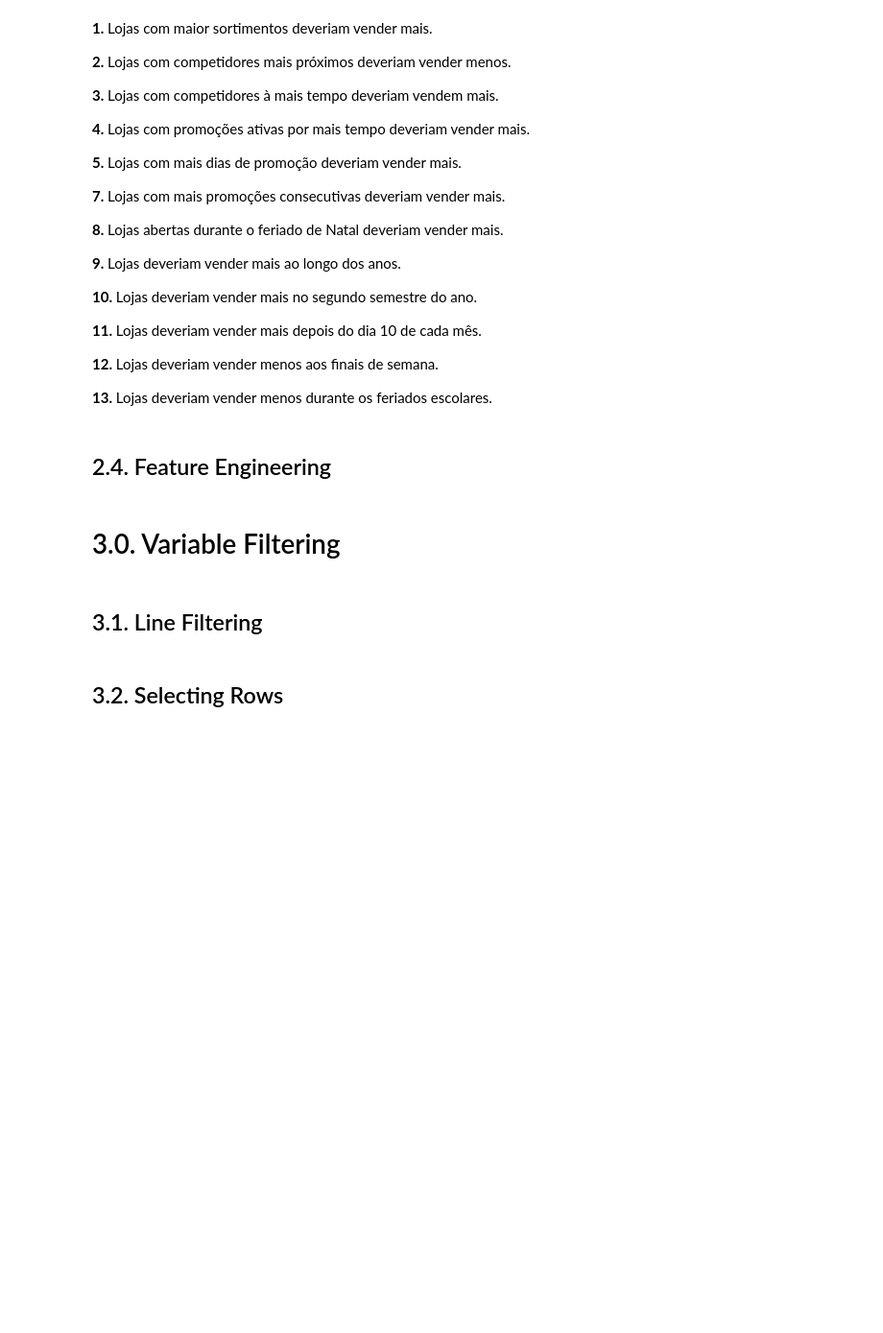
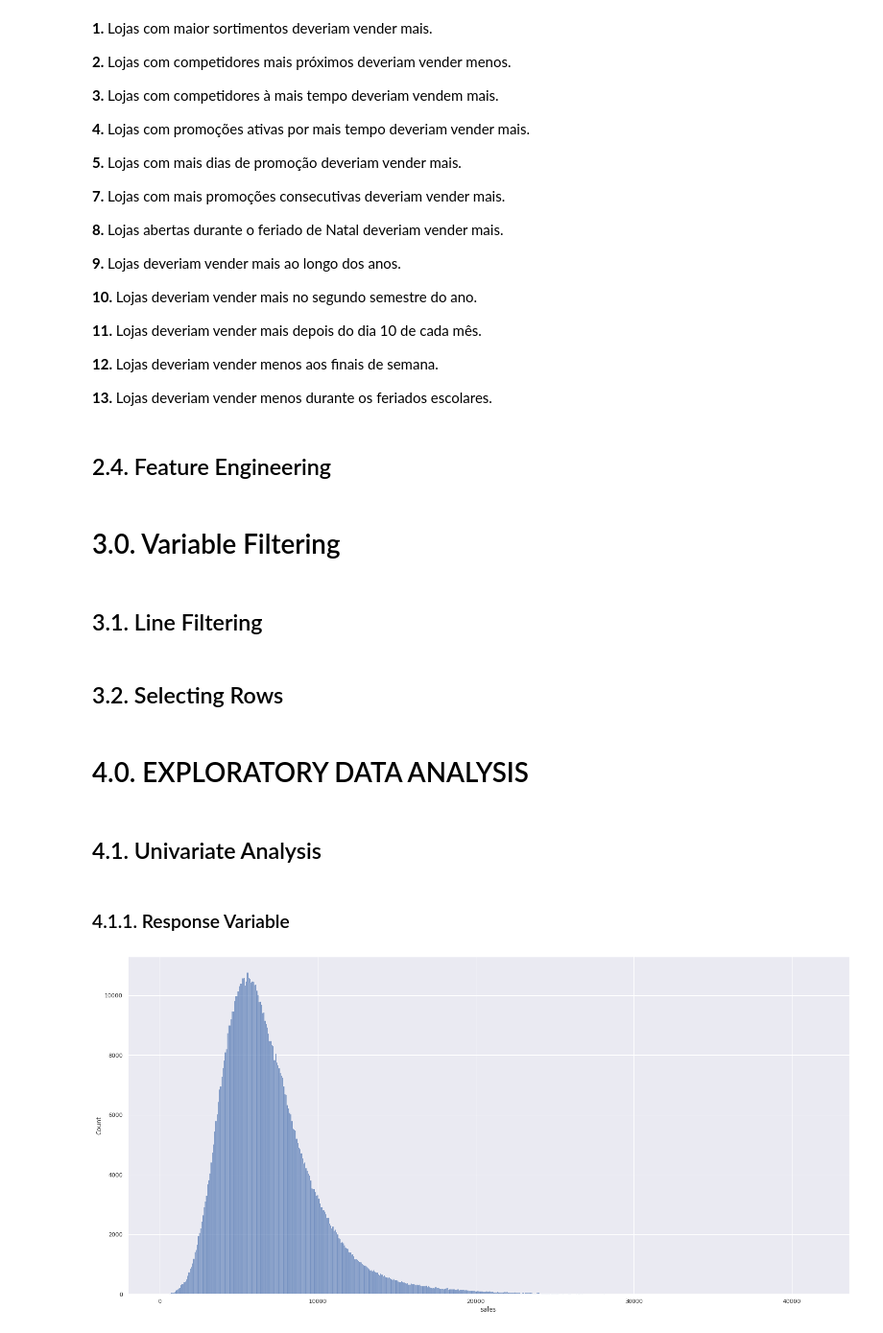
Before and after one commit to TadeuMadureira/DataScience_Em_Producao, a Jupyter notebook: DataScience_Em_Producao.ipynb, the cells around one changed output. Shown: that part at 96% size. Cells and saved outputs as stored; diff of their text form; code cells hidden in the pictures; blank space fills up the shorter version.

```diff
--- a/DataScience_Em_Producao.ipynb
+++ b/DataScience_Em_Producao.ipynb
@@ -356,7 +357,7 @@ df2['promo_time_week'] = ( ( df2['date'] - df2['promo_since'] )/7 ).apply( lambd
 df2['assortment'] = df2['assortment'].apply( lambda x: 'basic' if x=='a' else 'extra' if x=='b' else 'extended')
 
 # state holiday
-df2['state_holiday'] = df2['state_holiday'].apply( lambda x: 'public_holiday' if x=='a' else 'easter_holiday' if x=='b' else 'christimas' if x=='c' else 'regular_day' )
+df2['state_holiday'] = df2['state_holiday'].apply( lambda x: 'public_holiday' if x=='a' else 'easter_holiday' if x=='b' else 'christmas' if x=='c' else 'regular_day' )
 # %% [markdown]
 # 3.0. Variable Filtering
 # %%
@@ -370,3 +371,15 @@ df3 = df3[( df3['open'] != 0 ) & ( df3['sales'] > 0 )]
 # %%
 cols_drop = ['customers', 'open', 'promo_interval', 'month_map']
 df3 = df3.drop( cols_drop, axis=1 )
+# %% [markdown]
+# 4.0. EXPLORATORY DATA ANALYSIS
+# %%
+df4 = df3.copy()
+# %% [markdown]
+## 4.1. Univariate Analysis
+# %% [markdown]
+### 4.1.1. Response Variable
+# %%
+sns.histplot( df4['sales'] );
+# %% [output]
+[figure, added]
```
Also changed, not shown: parts of 11 cells of this notebook.
